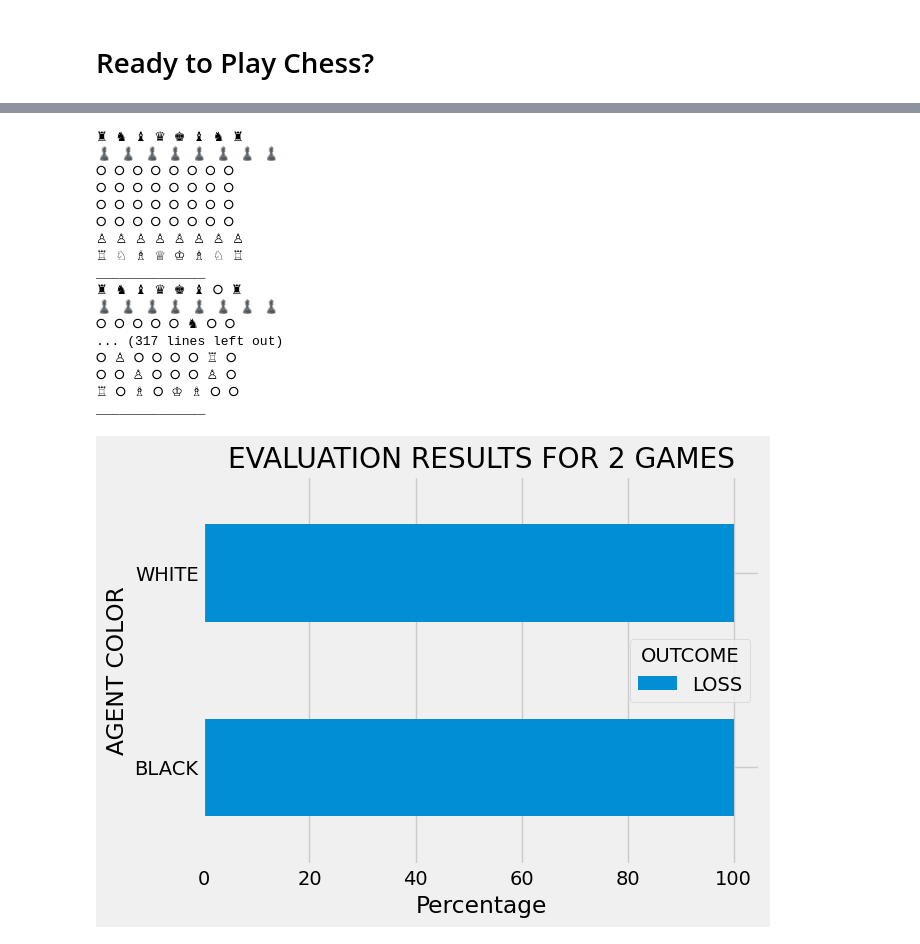
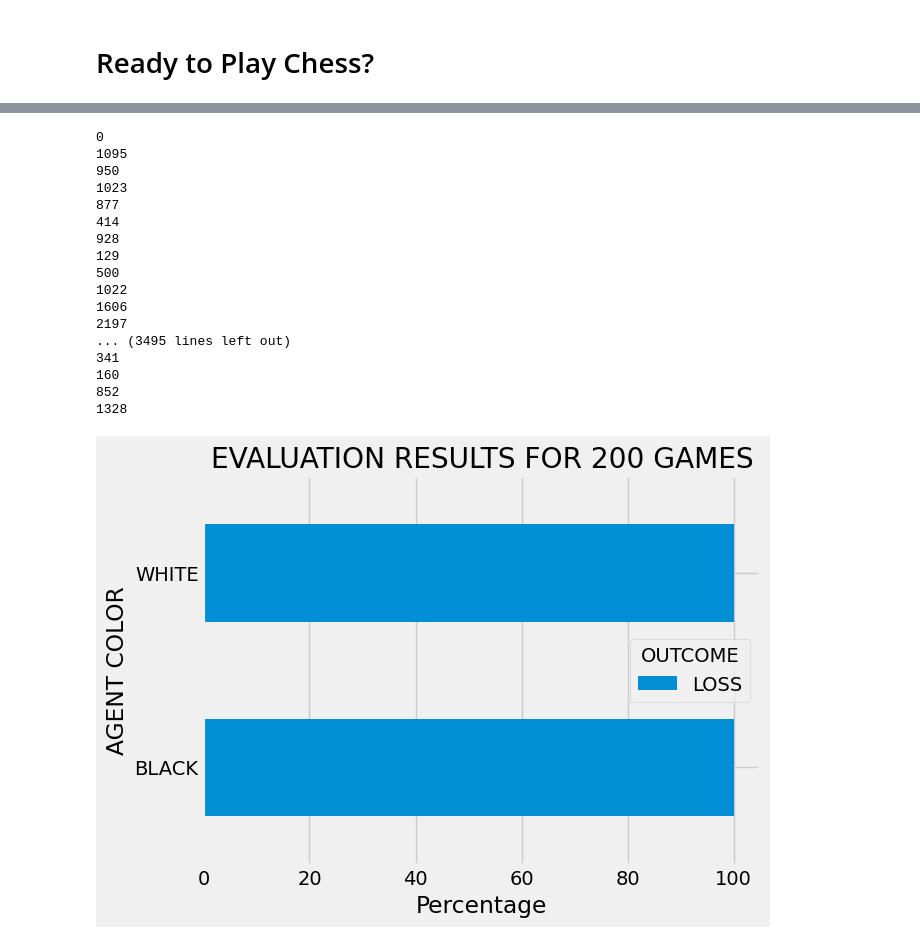
Before and after one commit to inesleonidasrocha/ChessRL23, a Jupyter notebook: RL PROJECT - MCTS.ipynb, the cells around one changed output, grey strips where cells are left out. Cells and saved outputs as stored; diff of their text form; code cells hidden in the pictures.

```diff
--- a/RL PROJECT - MCTS.ipynb
+++ b/RL PROJECT - MCTS.ipynb
@@ -149,10 +150,11 @@ def generate_WHITE_scenario(Stockfish_path, AGENT_POLICY):
             next_state, reward, done, info = env.step(action)
 
         counter += 1
+        state = next_state
 
     env.close()
 
-    return reward, np.ceil(counter / 2)
+    return reward, np.ceil(counter / 2), state
 
 
 def generate_BLACK_scenario(Stockfish_path, AGENT_POLICY):
@@ -184,10 +186,10 @@ def generate_BLACK_scenario(Stockfish_path, AGENT_POLICY):
             next_state, reward, done, info = env.step(action)
 
         counter += 1
-
+        state = next_state
     env.close()
 
-    return reward, np.ceil(counter / 2)
+    return reward, np.ceil(counter / 2), state
 # %% [markdown]
 In the function bellow a visualization is produced from the bechmarks made.
 # %%
@@ -296,23 +286,0 @@ def BLACK_PLAYER_POLICY(env, state):
-# %%
-env = gym.make(
-    "ChessAlphaZero-v0"
-)  # We will use Alpha Zero's numenclature for the actions encodings
-
-state = env.reset()
-done = False
-counter = 0  # Since each step represents a play in a chess game we are going to store the number of steps associated to the episode/game
-
-while not done:
-    if (
-        counter % 2 == 0
-    ):  # If the step number is pair, this means that it is the WHITE player's turn
-        action = WHITE_PLAYER_POLICY(env, state)
-        next_state, reward, done, info = env.step(action)
-
-    else:  # If the step number is not pair, aka odd, this means that it is the BLACK player's turn
-        action = BLACK_PLAYER_POLICY(env, state)
-        next_state, reward, done, info = env.step(action)
-    counter += 1
-
-print(reward)
-env.close()
@@ -372,6 +393,12 @@ def MCTS(root, iterations):
         if leaf is not None:
             simulation_result = rollout(leaf)
             backpropagate(leaf, simulation_result)
+
+    #Save the root node (and by extension, the entire MCTS tree) to a file
+
+    #with open('mcts_tree.pickle', 'wb') as handle:
+    #    pickle.dump(root, handle, protocol=pickle.HIGHEST_PROTOCOL)
+
     if len(root.children) == 0:
         return None
     return root.best_child().action
@@ -408,52 +435,51 @@ class Node:
             self.children[action] = new_child
             return new_child
         return None
 
 
     def take_action(self, action):
         new_env = self.env.clone()
         new_env.step(action)
         return Node(state=new_env.state(), env=new_env, parent=self, action=action)
 
     def calculate_reward(self):
         return self.env.reward()
 
     def get_value(self):
         if self.visits == 0:
             return 0
         else:
             return self.total_reward / self.visits + np.sqrt(2 * np.log(self.parent.visits) / self.visits)
 
     def best_child(self):
         if not self.children:
             return None
         s = sorted(self.children.items(), key=lambda child: child[1].get_value())
         return s[-1][1]
 
 def WHITE_PLAYER_POLICY(env, state):
     root = Node(state=state, env=env, done= False)
-    action = MCTS(root, 1000)
-    print(env.render(mode='unicode'))
-    print("______________")
+    action = MCTS(root, 50)
+    print(action)
     return action
 
-df = AGENT_EVALUATION(Stockfish_path, WHITE_PLAYER_POLICY, n_evaluations=1)
+df = AGENT_EVALUATION(Stockfish_path, WHITE_PLAYER_POLICY, n_evaluations=100)
 # %% [output]
-♜ ♞ ♝ ♛ ♚ ♝ ♞ ♜
-♟ ♟ ♟ ♟ ♟ ♟ ♟ ♟
-⭘ ⭘ ⭘ ⭘ ⭘ ⭘ ⭘ ⭘
-⭘ ⭘ ⭘ ⭘ ⭘ ⭘ ⭘ ⭘
-⭘ ⭘ ⭘ ⭘ ⭘ ⭘ ⭘ ⭘
-⭘ ⭘ ⭘ ⭘ ⭘ ⭘ ⭘ ⭘
-♙ ♙ ♙ ♙ ♙ ♙ ♙ ♙
-♖ ♘ ♗ ♕ ♔ ♗ ♘ ♖
-______________
-♜ ♞ ♝ ♛ ♚ ♝ ⭘ ♜
-♟ ♟ ♟ ♟ ♟ ♟ ♟ ♟
-⭘ ⭘ ⭘ ⭘ ⭘ ♞ ⭘ ⭘
-... (317 lines left out)
-⭘ ♙ ⭘ ⭘ ⭘ ⭘ ♖ ⭘
-⭘ ⭘ ♙ ⭘ ⭘ ⭘ ♙ ⭘
-♖ ⭘ ♗ ⭘ ♔ ♗ ⭘ ⭘
-______________
+0
+1095
+950
+1023
+877
+414
+928
+129
+500
+1022
+1606
+2197
+... (3495 lines left out)
+341
+160
+852
+1328
-[figure, old version]
+[figure, new version]
```
Also changed, not shown: parts of 7 cells of this notebook.
